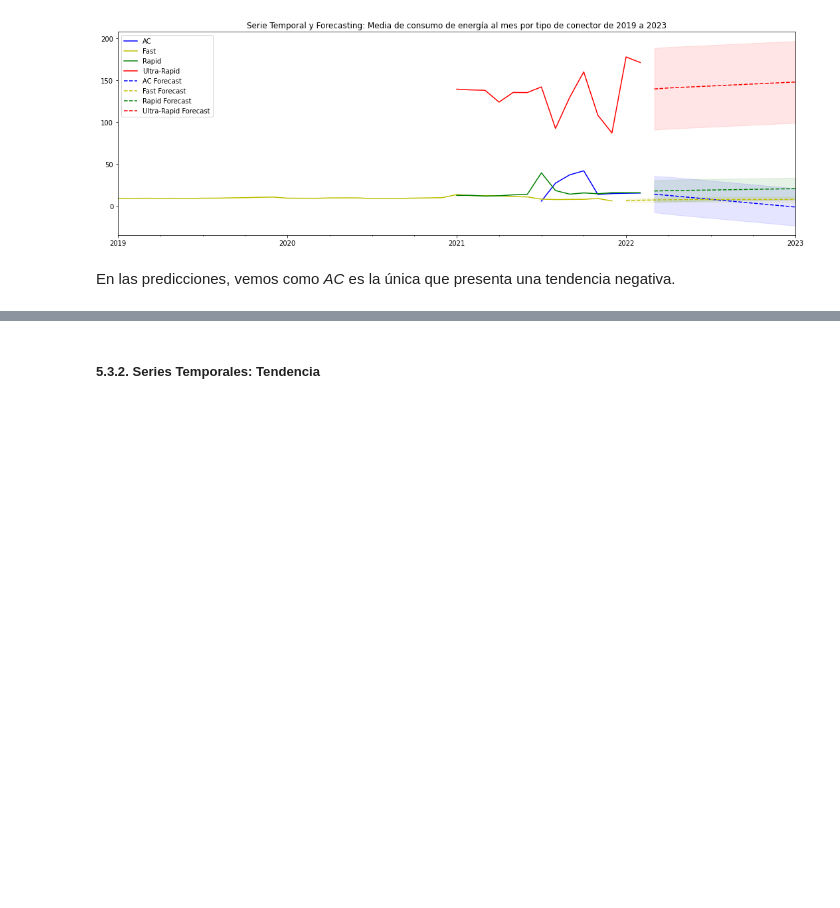
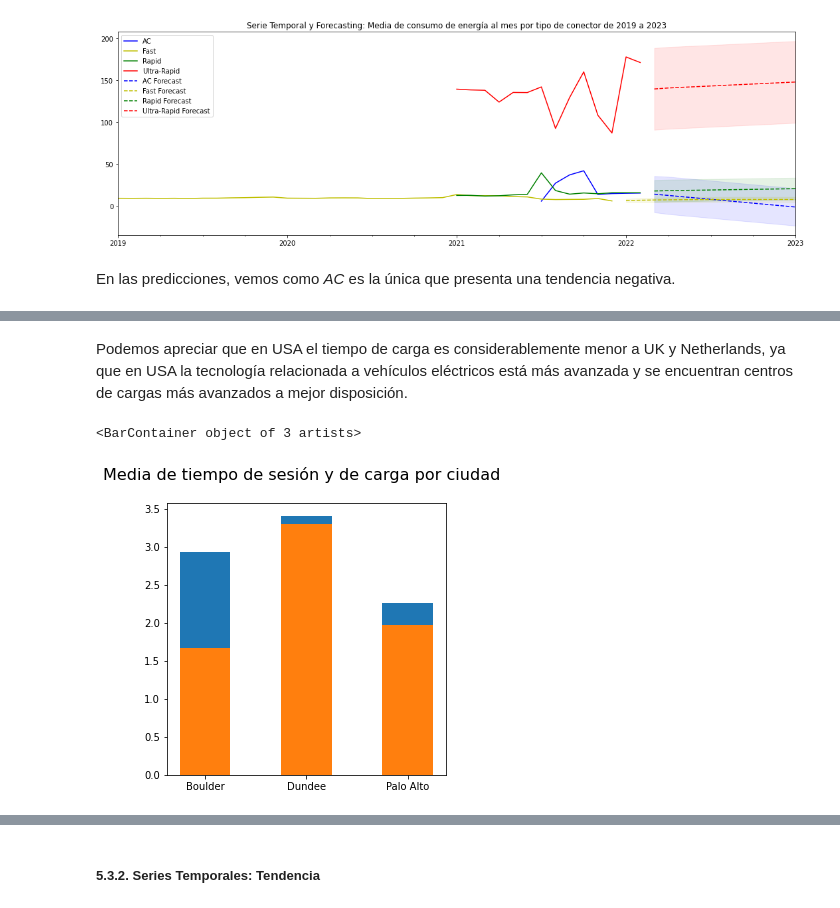
Before and after one commit to jesuscumpli/CienciaDeDatos_ChargingStations, a Jupyter notebook: Memoria_Notebook.ipynb, the cells around one changed output, grey strips where cells are left out. Cells and saved outputs as stored; diff of their text form; code cells hidden in the pictures; blank space fills up the shorter version.

```diff
--- a/Memoria_Notebook.ipynb
+++ b/Memoria_Notebook.ipynb
@@ -1167,0 +1194,33 @@ TODO: mostrar gráficas sobre la duración media tanto de sesión como de carga.
+# %% [markdown]
+Podemos apreciar que en USA el tiempo de carga es considerablemente menor a UK y Netherlands, ya que en USA la tecnología relacionada a vehículos eléctricos está más avanzada y se encuentran centros de cargas más avanzados a mejor disposición.
+# %%
+avgSessionChargePerCity = db.aggregate([
+    {
+        '$group': {
+            '_id': '$city',
+            'avgSession': {'$avg': '$durationSession'},
+            'avgCharge': {'$avg': '$durationCharge'}
+        }
+    }, {
+        '$match': {
+            '_id': {
+                '$ne': '-'
+            }
+        }
+    }
+])
+avgSessionChargePerCity = list(avgSessionChargePerCity)
+city = []
+avgSession = []
+avgCharge = []
+for row in avgSessionChargePerCity:
+    city.append(row["_id"])
+    avgSession.append(row["avgSession"])
+    avgCharge.append(row["avgCharge"])
+fig, (ax1) = plt.subplots(1, 1, figsize=(5,5))
+fig.suptitle("Media de tiempo de sesión y de carga por ciudad", fontsize=16)
+ax1.bar(city, avgSession, width=0.5)
+ax1.bar(city, avgCharge, width=0.5)
+# %% [output]
+<BarContainer object of 3 artists>
+[figure, added]
```
Also changed, not shown: parts of 38 cells of this notebook.
